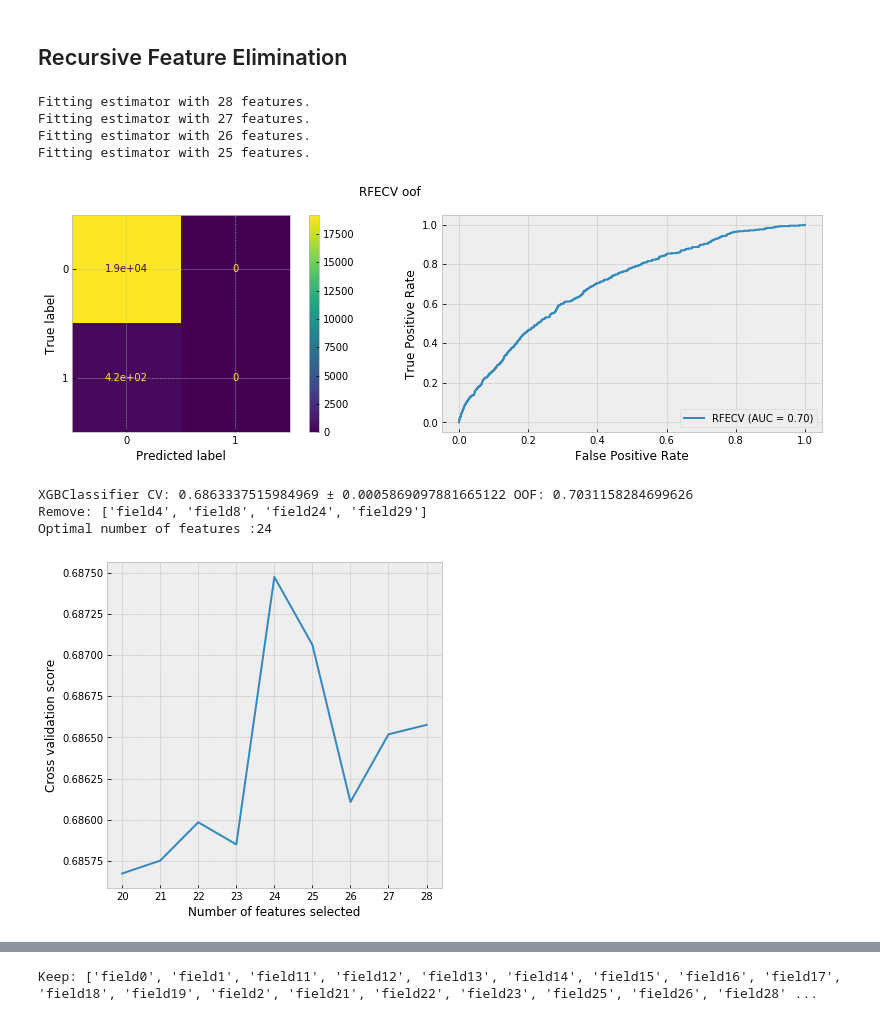
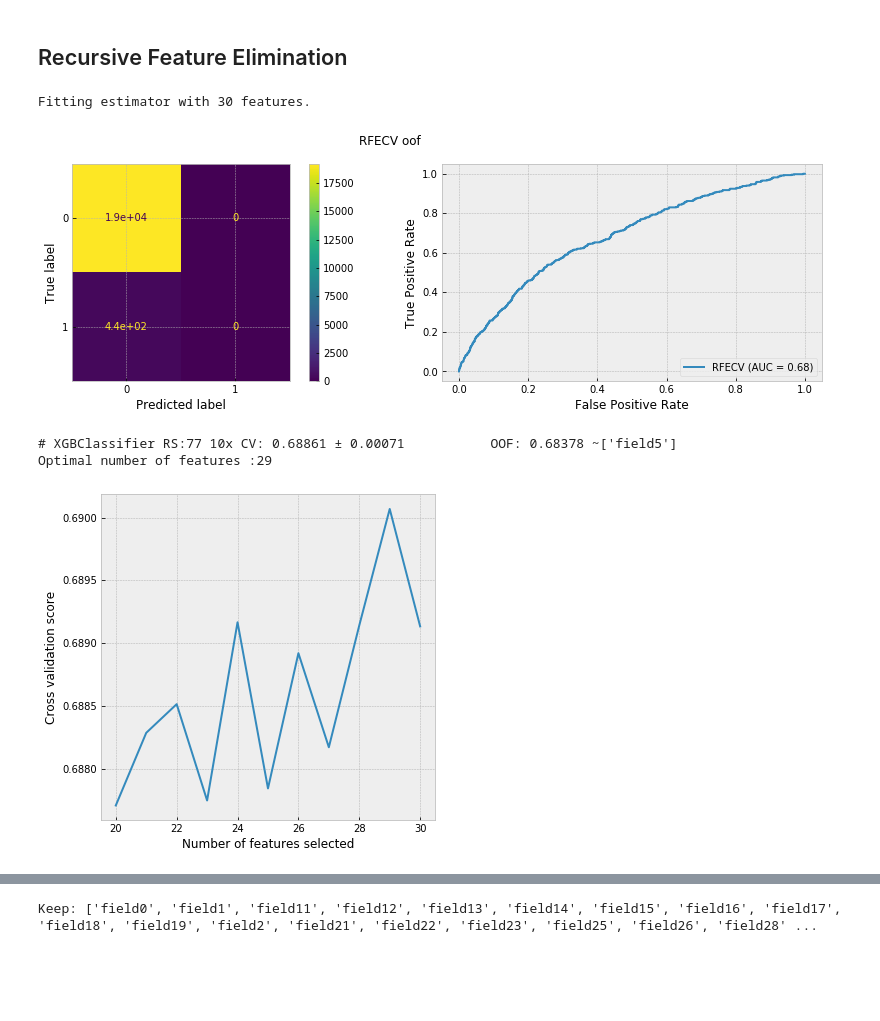
Before and after one commit to andygoosh/OneTwoTrip-Contest, a Jupyter notebook: workinprogress.ipynb, the cells around one changed output, grey strips where cells are left out. Drawn from its saved outputs; the diff is of its cells as text; code cells hidden in the pictures; blank space fills up the shorter version.

```diff
--- a/workinprogress.ipynb
+++ b/workinprogress.ipynb
@@ -664,8 +672,11 @@ def prepare_data( data ):
   #cols = ['field10', 'field14']
   #cols = ['field5', 'field20', 'field18', 'field27', 'field29', 'field10', 'field13']
   #cols = ['field5', 'field18', 'field20', 'field27', 'field29']
-  cols = ['field10', 'field14']
-  #cols = []
+  #cols = ['field10', 'field14']
+  #cols = ['field5', 'field20']
+  cols = []
+
+  #X = add_linear(X)
 
   return X.drop(cols, axis=1), y
 # %% [markdown]
@@ -673,34 +684,34 @@ def prepare_data( data ):
 # %%
 %%time
 from sklearn.feature_selection import RFECV
 # XGBClassifier CV: 0.6784501167635486 ± 0.01855717343073274 OOF: 0.6849985940210219 ~['field5', 'field20'] Baseline
 # XGBClassifier CV: 0.6862505904663256 ± 0.0010323194363471226 OOF: 0.7056287931991523 10f, all fts 0.675026 lb
+
+# XGBClassifier RS:77           5x CV: 0.68740 ± 0.00071           OOF: 0.68938           ~[]
+# XGBClassifier RS:77 10x CV: 0.68861 ± 0.00071           OOF: 0.68378 ~['field5']
+
+
 X, y = prepare_data( df_train )
 n_folds = 10
 rfe = RFECV(XGBClassifier(**get_best_params_xgbc()),
             cv=StratifiedKFold(n_splits=n_folds, shuffle=True, random_state=RS),
             scoring='roc_auc', verbose=1, min_features_to_select=20, step=1, n_jobs=-1)
-
 rfe.fit(X, y)
 
 model = rfe
 
-print(f'{type(rfe.estimator_).__name__} RS: {RS} {n_folds}x CV: {np.mean(rfe.grid_scores_):.5f} ± {np.std(rfe.grid_scores_):.5f} OOF: {oof_estimate_plot(rfe):.5f}')
-print(f'Remove: {X.iloc[:, ~rfe.support_].columns.tolist()}')
+print(f'# {type(rfe.estimator_).__name__} RS:{RS} {n_folds}x CV: {np.mean(rfe.grid_scores_):.5f} ± {np.std(rfe.grid_scores_):.5f} \
+          OOF: {oof_estimate_plot(rfe):.5f} ~{X.iloc[:, ~rfe.support_].columns.tolist()}')
 
 print(f'Optimal number of features :{rfe.n_features_}')
 plt.figure()
 plt.xlabel('Number of features selected')
 plt.ylabel('Cross validation score')
 plt.plot(range(rfe.min_features_to_select, len(rfe.grid_scores_) + rfe.min_features_to_select), rfe.grid_scores_)
 plt.show()
 # %% [output]
-Fitting estimator with 28 features.
-Fitting estimator with 27 features.
-Fitting estimator with 26 features.
-Fitting estimator with 25 features.
+Fitting estimator with 30 features.
-[figure, old version]
+[figure, new version]
-XGBClassifier CV: 0.6863337515984969 ± 0.0005869097881665122 OOF: 0.7031158284699626
-Remove: ['field4', 'field8', 'field24', 'field29']
-Optimal number of features :24
+# XGBClassifier RS:77 10x CV: 0.68861 ± 0.00071           OOF: 0.68378 ~['field5']
+Optimal number of features :29
-[figure, old version]
+[figure, new version]
```
Also changed, not shown: parts of 15 cells of this notebook.
